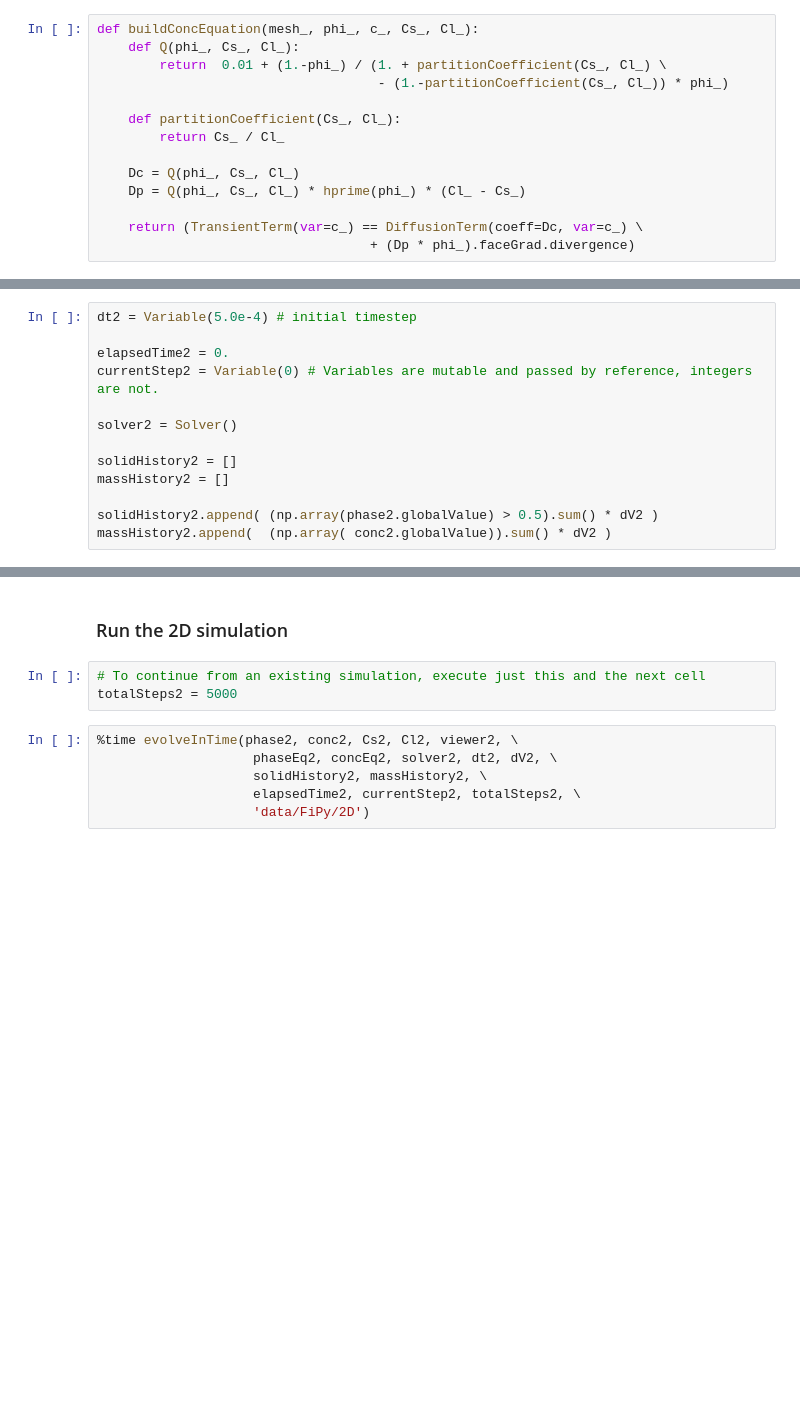
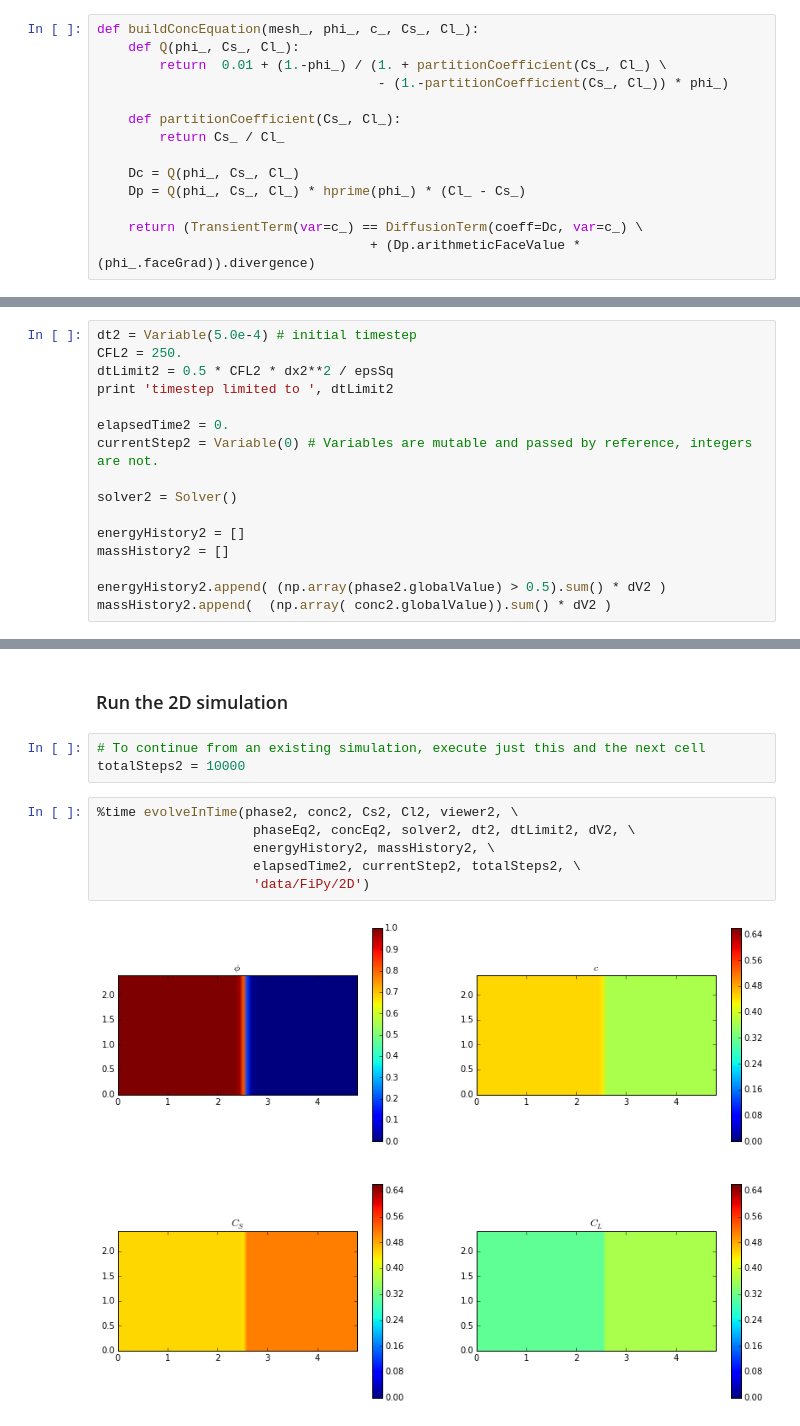
Before and after one commit to tkphd/KKS-binary-solidification, a Jupyter notebook: FiPy-KKS.ipynb, the cells around one changed output, grey strips where cells are left out. Cells and saved outputs as stored; diff of their text form; blank space fills up the shorter version.

```diff
--- a/FiPy-KKS.ipynb
+++ b/FiPy-KKS.ipynb
@@ -363,7 +368,7 @@ def buildConcEquation(mesh_, phi_, c_, Cs_, Cl_):
     Dp = Q(phi_, Cs_, Cl_) * hprime(phi_) * (Cl_ - Cs_)
 
     return (TransientTerm(var=c_) == DiffusionTerm(coeff=Dc, var=c_) \
-                                   + (Dp * phi_).faceGrad.divergence)
+                                   + (Dp.arithmeticFaceValue * (phi_.faceGrad)).divergence)
 # %% [markdown]
 # Reusable Initialization and Evolution Code
 For convenience, we'll wrap the time-stepping code in a function.
@@ -613,14 +608,17 @@ viewer2 = MultiViewer(viewers = (Matplotlib2DGridViewer(vars=phase2, title='$\ph
 ### Set solver parameters and metadata
 # %%
 dt2 = Variable(5.0e-4) # initial timestep
+CFL2 = 250.
+dtLimit2 = 0.5 * CFL2 * dx2**2 / epsSq
+print 'timestep limited to ', dtLimit2
 
 elapsedTime2 = 0.
 currentStep2 = Variable(0) # Variables are mutable and passed by reference, integers are not.
 
 solver2 = Solver()
 
-solidHistory2 = []
+energyHistory2 = []
 massHistory2 = []
 
-solidHistory2.append( (np.array(phase2.globalValue) > 0.5).sum() * dV2 )
+energyHistory2.append( (np.array(phase2.globalValue) > 0.5).sum() * dV2 )
 massHistory2.append(  (np.array( conc2.globalValue)).sum() * dV2 )
@@ -628,10 +628,12 @@ massHistory2.append(  (np.array( conc2.globalValue)).sum() * dV2 )
 ### Run the 2D simulation
 # %%
 # To continue from an existing simulation, execute just this and the next cell
-totalSteps2 = 5000
+totalSteps2 = 10000
 # %%
 %time evolveInTime(phase2, conc2, Cs2, Cl2, viewer2, \
-                    phaseEq2, concEq2, solver2, dt2, dV2, \
-                    solidHistory2, massHistory2, \
+                    phaseEq2, concEq2, solver2, dt2, dtLimit2, dV2, \
+                    energyHistory2, massHistory2, \
                     elapsedTime2, currentStep2, totalSteps2, \
                     'data/FiPy/2D')
+# %% [output]
+[figure, added]
```
Also changed, not shown: parts of 19 cells of this notebook.
